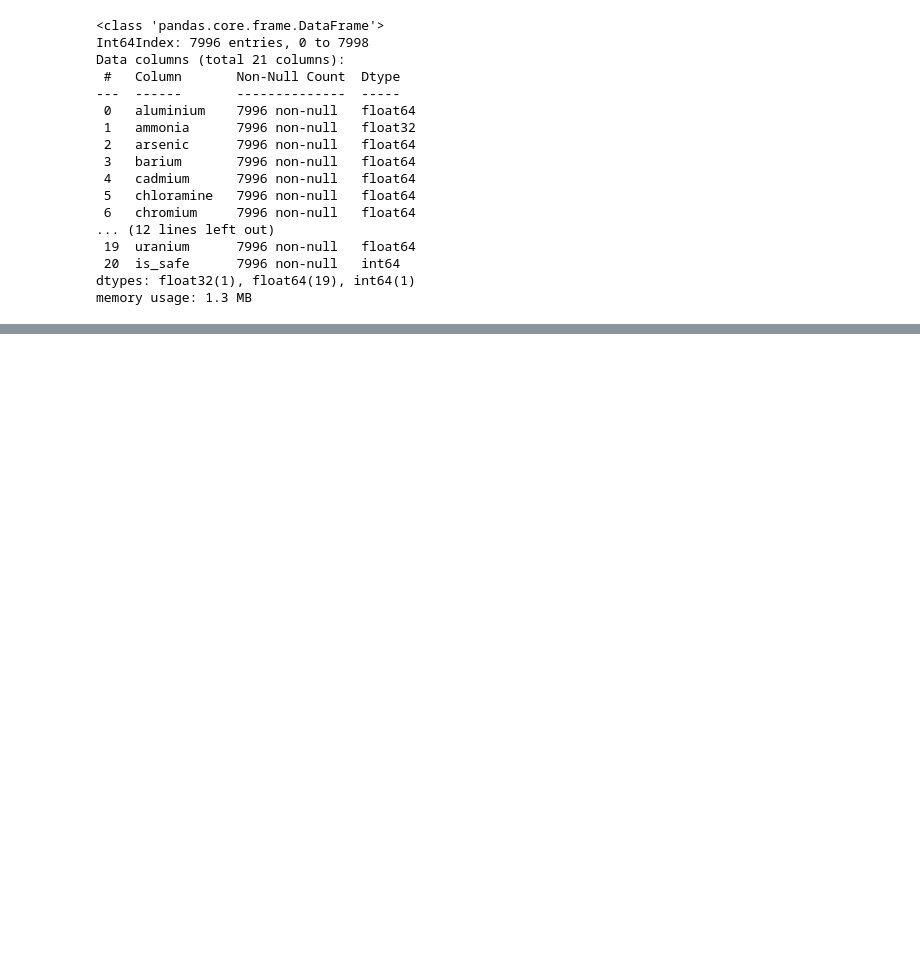
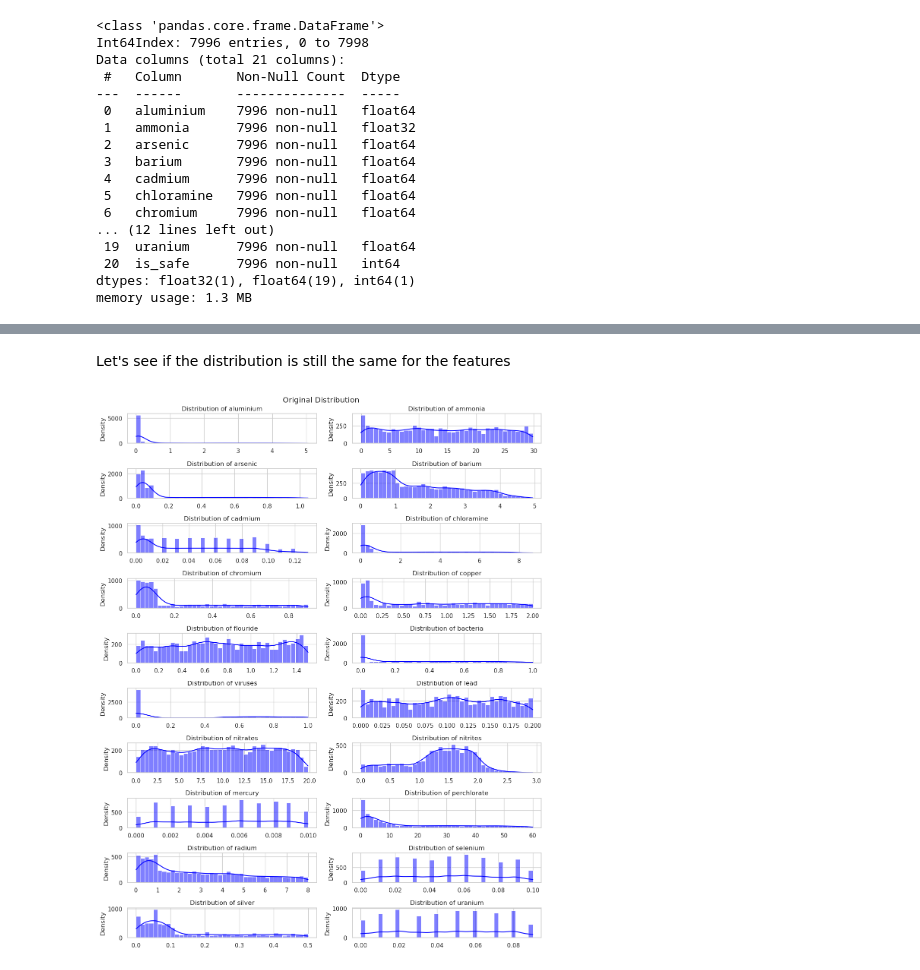
Before and after one commit to ShubhamMisar-12/WaterQualityAnalysis, a Jupyter notebook: water-quality-analysis.ipynb, the cells around one changed output, grey strips where cells are left out. Saved outputs shown, nothing was run; the diff lists cells and outputs as text; code cells hidden in the pictures; blank space fills up the shorter version.

```diff
--- a/water-quality-analysis.ipynb
+++ b/water-quality-analysis.ipynb
@@ -148,0 +196,26 @@ plt.show()
+# %% [markdown]
+Let's see if the distribution is still the same for the features
+# %%
+sns.set(style='whitegrid')
+
+# Plot histograms for the distribution of all columns
+plt.figure(figsize=(12, 15))
+data_columns = df.columns.tolist()
+data_columns.remove('is_safe')
+
+# Adjust the number of rows and columns in the subplot grid for better visualization
+num_rows = len(data_columns) // 2 + len(data_columns) % 2
+num_cols = 2
+
+for i, column in enumerate(data_columns):
+    plt.subplot(num_rows, num_cols, i + 1)
+    sns.histplot(df[column], kde=True, color='blue', bins=40)
+    plt.title(f'Distribution of {column}', fontsize=12)
+    plt.xlabel('')
+    plt.ylabel('Density')
+
+plt.suptitle("Original Distribution")
+plt.tight_layout()
+plt.show()
+# %% [output]
+[figure, added]
```
Also changed, not shown: parts of 27 cells of this notebook.
